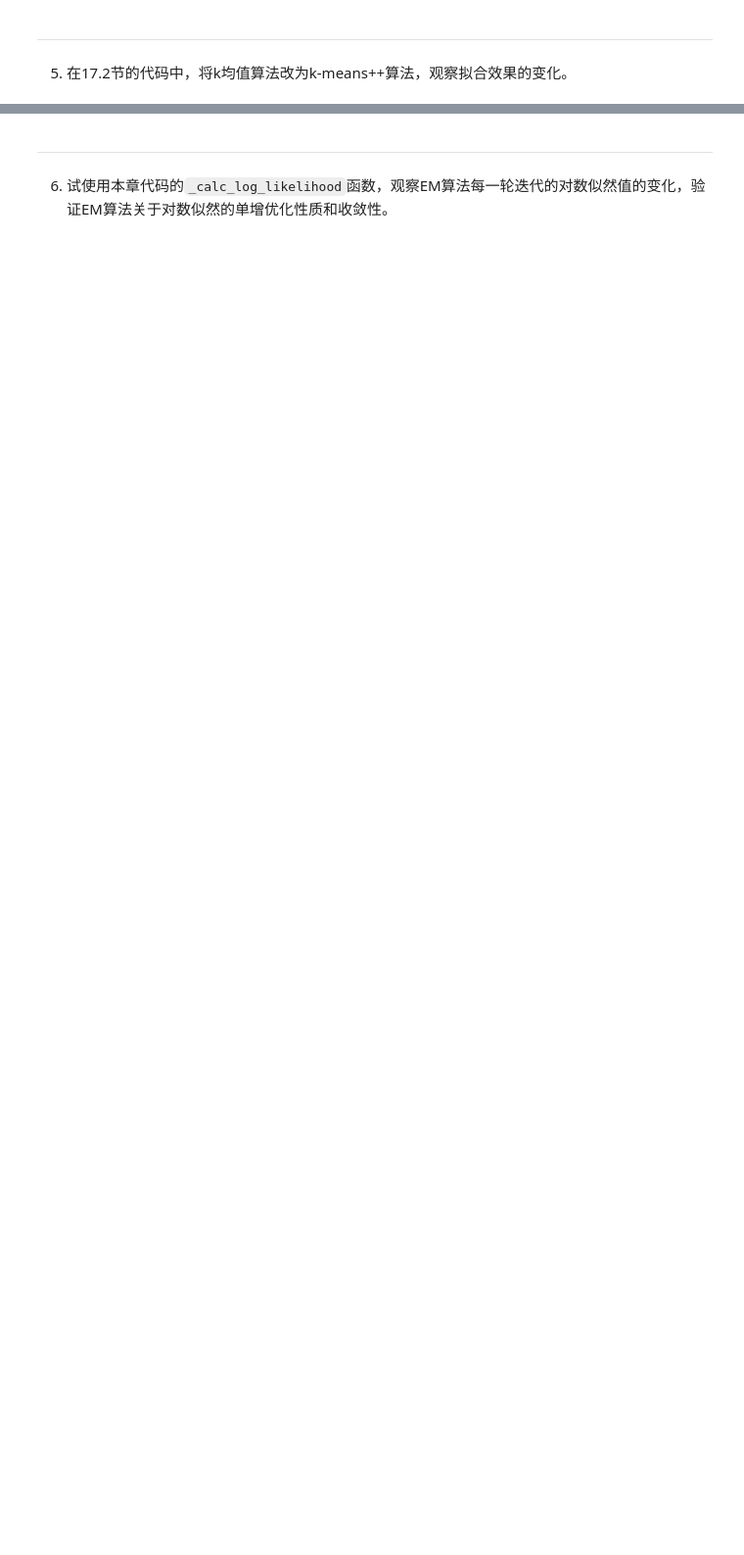
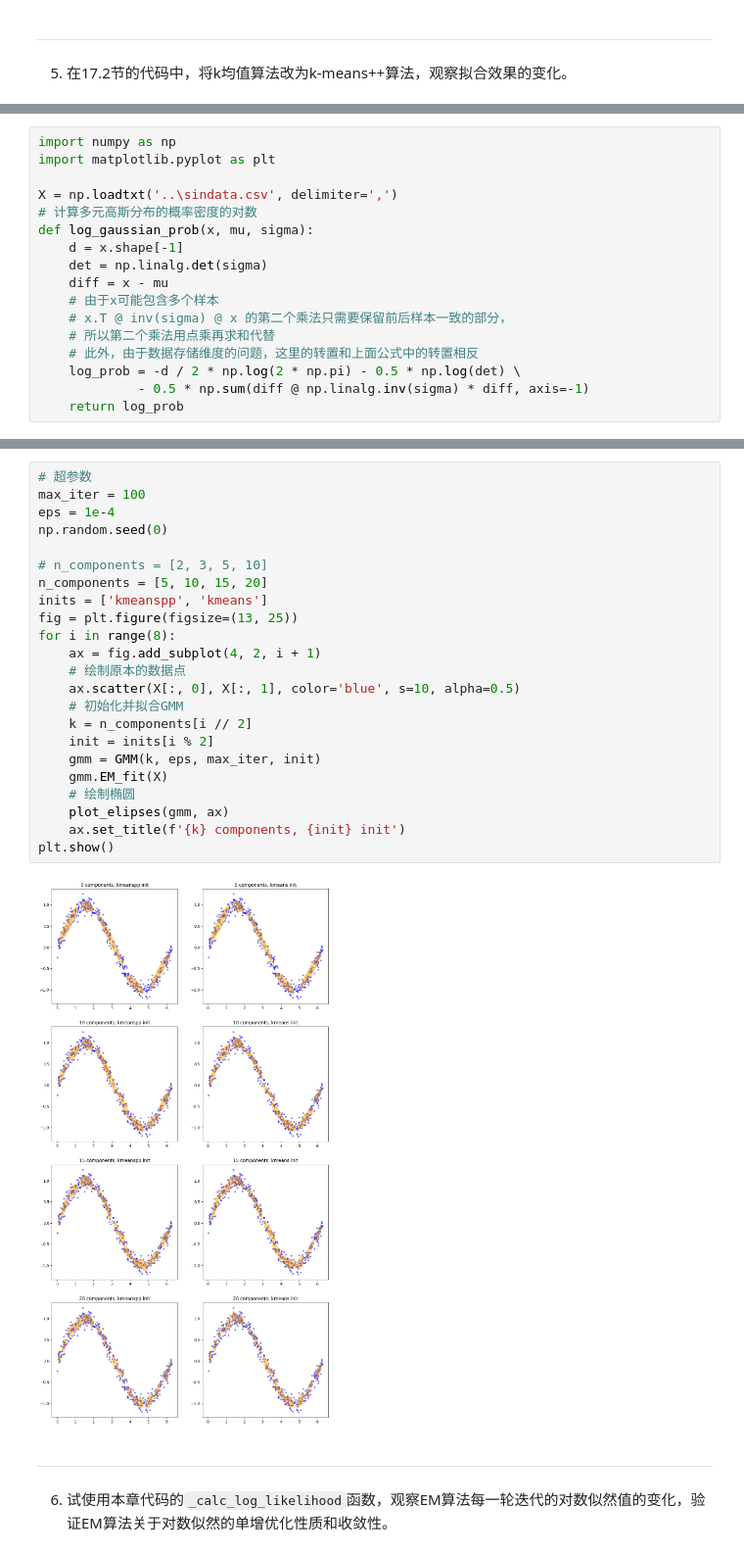
Before and after one commit to motewei/Hands-on-ML-solutions, a Jupyter notebook: 第17章 EM算法/章节习题解答/EM算法.ipynb, the cells around one changed output, grey strips where cells are left out. Shown at 98% size. Drawn from its saved outputs; the diff is of its cells as text; blank space fills up the shorter version.

```diff
--- a/第17章 EM算法/章节习题解答/EM算法.ipynb
+++ b/第17章 EM算法/章节习题解答/EM算法.ipynb
@@ -26,0 +47,17 @@ D. EM算法的本质是坐标上升，求解SVM所用的SMO也属于这一类算
+# %%
+import numpy as np
+import matplotlib.pyplot as plt
+
+X = np.loadtxt('..\sindata.csv', delimiter=',')
+# 计算多元高斯分布的概率密度的对数
+def log_gaussian_prob(x, mu, sigma):
+    d = x.shape[-1]
+    det = np.linalg.det(sigma)
+    diff = x - mu
+    # 由于x可能包含多个样本
+    # x.T @ inv(sigma) @ x 的第二个乘法只需要保留前后样本一致的部分，
+    # 所以第二个乘法用点乘再求和代替
+    # 此外，由于数据存储维度的问题，这里的转置和上面公式中的转置相反
+    log_prob = -d / 2 * np.log(2 * np.pi) - 0.5 * np.log(det) \
+             - 0.5 * np.sum(diff @ np.linalg.inv(sigma) * diff, axis=-1)
+    return log_prob
@@ -27,3 +193,28 @@ D. EM算法的本质是坐标上升，求解SVM所用的SMO也属于这一类算
+# %%
+# 超参数
+max_iter = 100
+eps = 1e-4
+np.random.seed(0)
+
+# n_components = [2, 3, 5, 10]
+n_components = [5, 10, 15, 20]
+inits = ['kmeanspp', 'kmeans']
+fig = plt.figure(figsize=(13, 25))
+for i in range(8):
+    ax = fig.add_subplot(4, 2, i + 1)
+    # 绘制原本的数据点
+    ax.scatter(X[:, 0], X[:, 1], color='blue', s=10, alpha=0.5)
+    # 初始化并拟合GMM
+    k = n_components[i // 2]
+    init = inits[i % 2]
+    gmm = GMM(k, eps, max_iter, init)
+    gmm.EM_fit(X)
+    # 绘制椭圆
+    plot_elipses(gmm, ax)
+    ax.set_title(f'{k} components, {init} init')
+plt.show()
+# %% [output]
+[figure, added]
 # %% [markdown]
 ---
 # %% [markdown]
```
Also changed, not shown: parts of 8 cells of this notebook, 5 other files.
